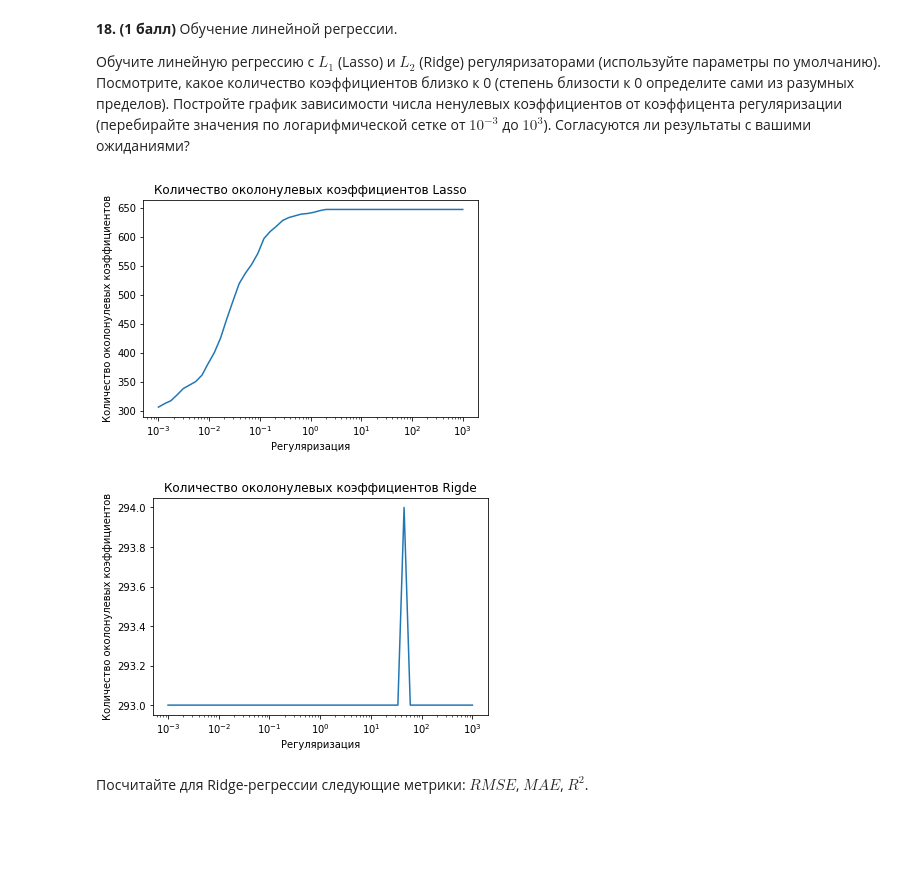
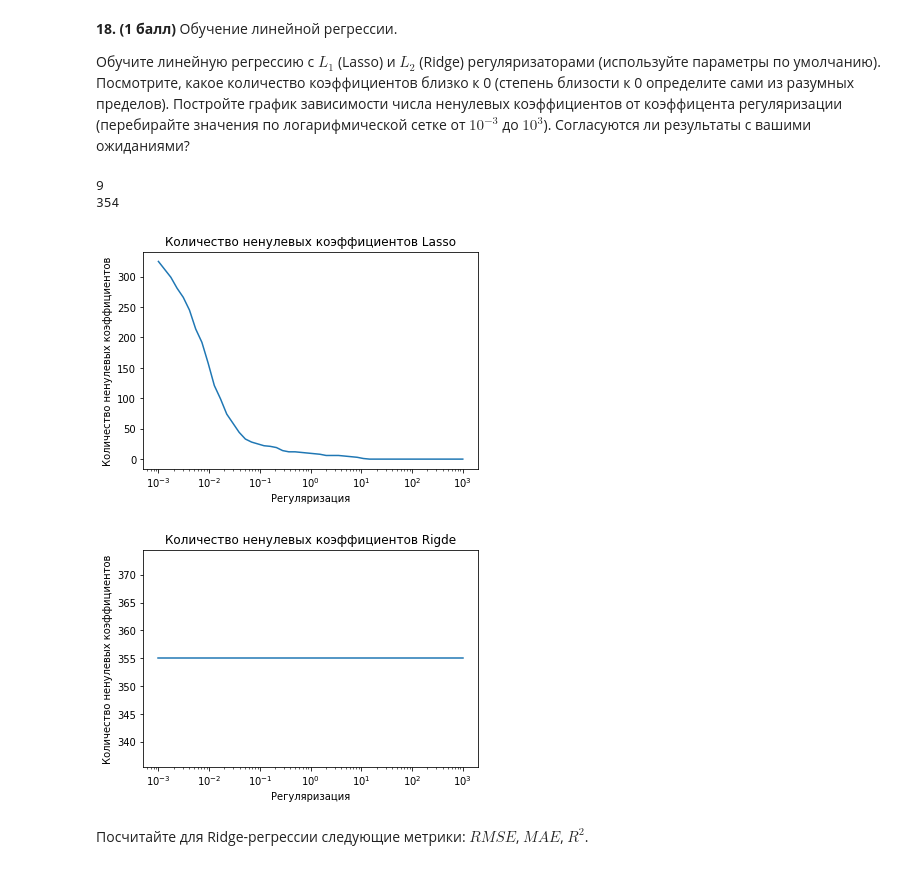
Before and after one commit to vsnaMary/Autumn_Python_2022, a Jupyter notebook: lab4.ipynb, the cells around one changed output. Cells and saved outputs as stored; diff of their text form; code cells hidden in the pictures; blank space fills up the shorter version.

```diff
--- a/lab4.ipynb
+++ b/lab4.ipynb
@@ -496,5 +482,5 @@ avg_part6
 # %%
-df3 = df2.drop(columns=['TailNum','Year', 'CarrierDelay', 'NASDelay', 'LateAircraftDelay', 'ArrDelay'])
+df3 = df2.drop(columns=['ArrDelay'])
 df3
 # %% [output]
 |  | Month | DayofMonth | DayOfWeek | UniqueCarrier | FlightNum | ActualElapsedTime | CRSElapsedTime | AirTime | ... |
@@ -546,15 +532,15 @@ df3['FlightNum'].hist(bins=20)
 from sklearn.preprocessing import StandardScaler
 # %%
 def transform_data(data):
-    result = data.combine_first(df.select_dtypes(include=[np.number]).fillna(0))
-    result = result.fillna('nan')
+    numeric = data.select_dtypes(include=[np.number]) # находим числовые колонки
+
+    result = data.combine_first(numeric.fillna(0)) # заполняем дырки в числовых колонках нулями
+    result = result.fillna('nan') # заполняем все оставшиеся дырки строкой nan
 
     scaler = StandardScaler()
 
-    numeric = result.select_dtypes(exclude=['object'])
-    result[numeric.columns] = scaler.fit_transform(numeric)
-
-    result = pd.get_dummies(result)
+    result[numeric.columns] = scaler.fit_transform(numeric) # масштабируем числовые колонки
+    result = pd.get_dummies(result) # one-hot-кодируем остальные колонки
 
     return result
 # %%
@@ -640,6 +650,16 @@ from sklearn.model_selection import GridSearchCV, cross_val_predict
 # %%
 %matplotlib inline
 import matplotlib.pyplot as plt
+# %%
+las = Lasso()
+las.fit(df4_train_1000, delays_train_1000)
+rid = Ridge()
+rid.fit(df4_train_1000, delays_train_1000)
+print(len(las.coef_[np.where(np.abs(las.coef_) > 0.0001)]))
+print(len(rid.coef_[np.where(np.abs(rid.coef_) > 0.0001)]))
+# %% [output]
+9
+354
 # %%
 xs = np.logspace(-3, 3)
 ys_l = []
@@ -650,24 +670,24 @@ for x in xs:
     l.fit(df4_train_1000, delays_train_1000)
     r = Ridge(alpha = x, max_iter = 1000)
     r.fit(df4_train_1000, delays_train_1000)
-    ys_l.append(len(l.coef_[np.where(np.abs(l.coef_) < 0.0001)]))
-    ys_r.append(len(r.coef_[np.where(np.abs(r.coef_) < 0.0001)]))
+    ys_l.append(len(l.coef_[np.where(l.coef_ != 0)]))
+    ys_r.append(len(r.coef_[np.where(r.coef_ != 0)]))
 # %%
-plt.title('Количество околонулевых коэффициентов Lasso')
+plt.title('Количество ненулевых коэффициентов Lasso')
 plt.xlabel('Регуляризация')
-plt.ylabel('Количество околонулевых коэффициентов')
+plt.ylabel('Количество ненулевых коэффициентов')
 plt.plot(xs, ys_l)
 plt.xscale('log')
 # %% [output]
-[figure, old version]
+[figure, new version]
 # %%
-plt.title('Количество околонулевых коэффициентов Rigde')
+plt.title('Количество ненулевых коэффициентов Rigde')
 plt.xlabel('Регуляризация')
-plt.ylabel('Количество околонулевых коэффициентов')
+plt.ylabel('Количество ненулевых коэффициентов')
 plt.plot(xs, ys_r)
 plt.xscale('log')
 # %% [output]
-[figure, old version]
+[figure, new version]
 # %% [markdown]
 Посчитайте для Ridge-регрессии следующие метрики: $RMSE$, $MAE$, $R^2$.
 # %%
```
Also changed, not shown: parts of 27 cells of this notebook.
